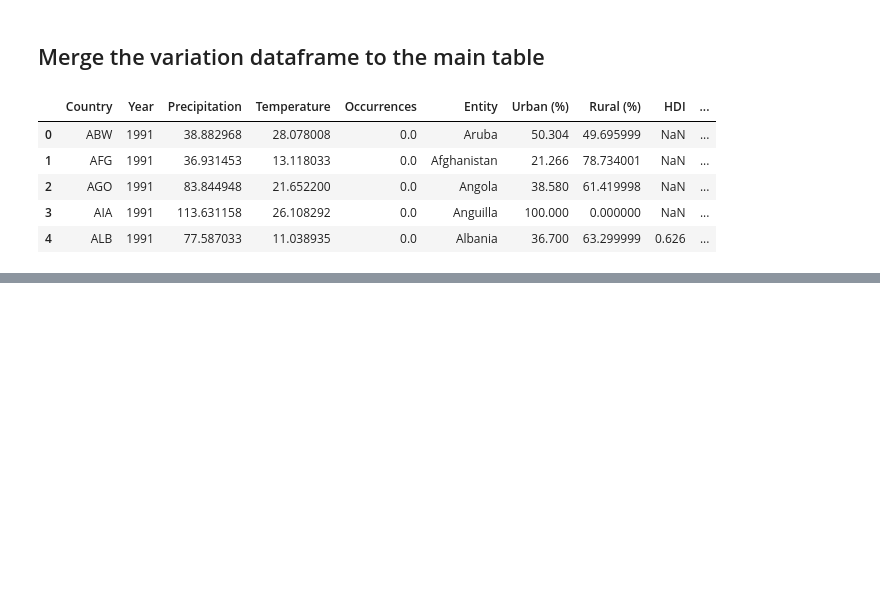
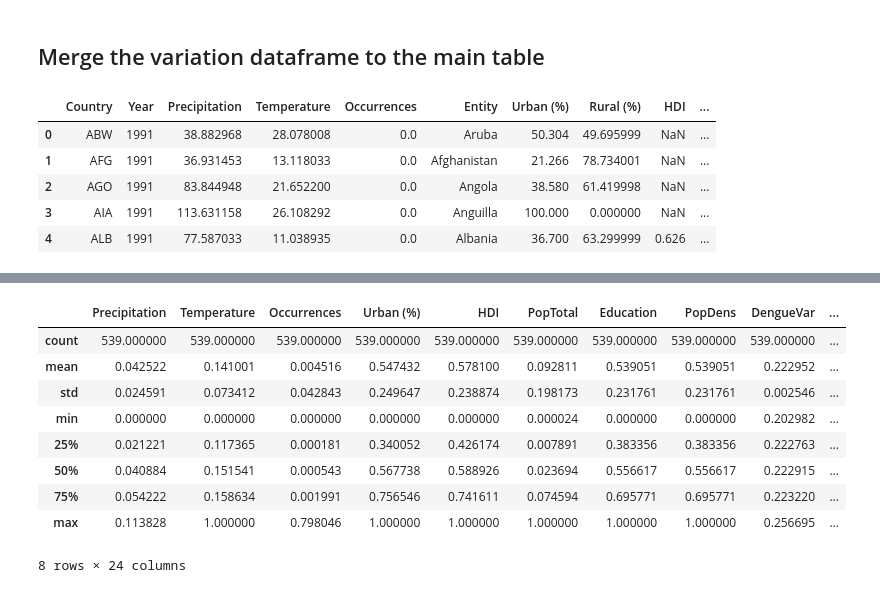
Before and after one commit to QuirkyDataScientist1978/project_dengue_fever, a Jupyter notebook: Final_Project_IP.ipynb, the cells around one changed output, grey strips where cells are left out. Cells and saved outputs as stored; diff of their text form; code cells hidden in the pictures; blank space fills up the shorter version.

```diff
--- a/Final_Project_IP.ipynb
+++ b/Final_Project_IP.ipynb
@@ -1205,0 +1348,13 @@ data.describe()
+# %%
+complete_data.describe()
+# %% [output]
+|  | Precipitation | Temperature | Occurrences | Urban (%) | HDI | PopTotal | Education | PopDens | DengueVar | ... |
+| count | 539.000000 | 539.000000 | 539.000000 | 539.000000 | 539.000000 | 539.000000 | 539.000000 | 539.000000 | 539.000000 | ... |
+| mean | 0.042522 | 0.141001 | 0.004516 | 0.547432 | 0.578100 | 0.092811 | 0.539051 | 0.539051 | 0.222952 | ... |
+| std | 0.024591 | 0.073412 | 0.042843 | 0.249647 | 0.238874 | 0.198173 | 0.231761 | 0.231761 | 0.002546 | ... |
+| min | 0.000000 | 0.000000 | 0.000000 | 0.000000 | 0.000000 | 0.000024 | 0.000000 | 0.000000 | 0.202982 | ... |
+| 25% | 0.021221 | 0.117365 | 0.000181 | 0.340052 | 0.426174 | 0.007891 | 0.383356 | 0.383356 | 0.222763 | ... |
+| 50% | 0.040884 | 0.151541 | 0.000543 | 0.567738 | 0.588926 | 0.023694 | 0.556617 | 0.556617 | 0.222915 | ... |
+| 75% | 0.054222 | 0.158634 | 0.001991 | 0.756546 | 0.741611 | 0.074594 | 0.695771 | 0.695771 | 0.223220 | ... |
+| max | 0.113828 | 1.000000 | 0.798046 | 1.000000 | 1.000000 | 1.000000 | 1.000000 | 1.000000 | 0.256695 | ... |
+8 rows × 24 columns
```
Also changed, not shown: parts of 21 cells of this notebook.
